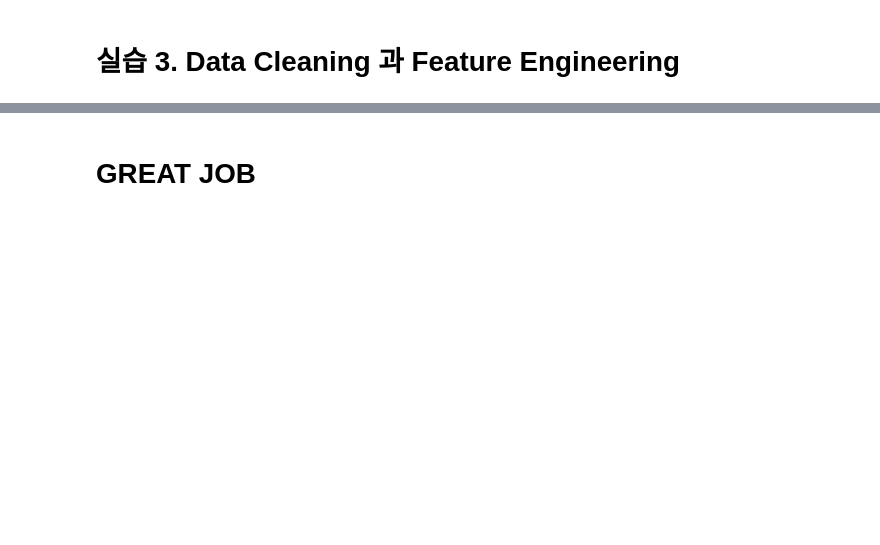
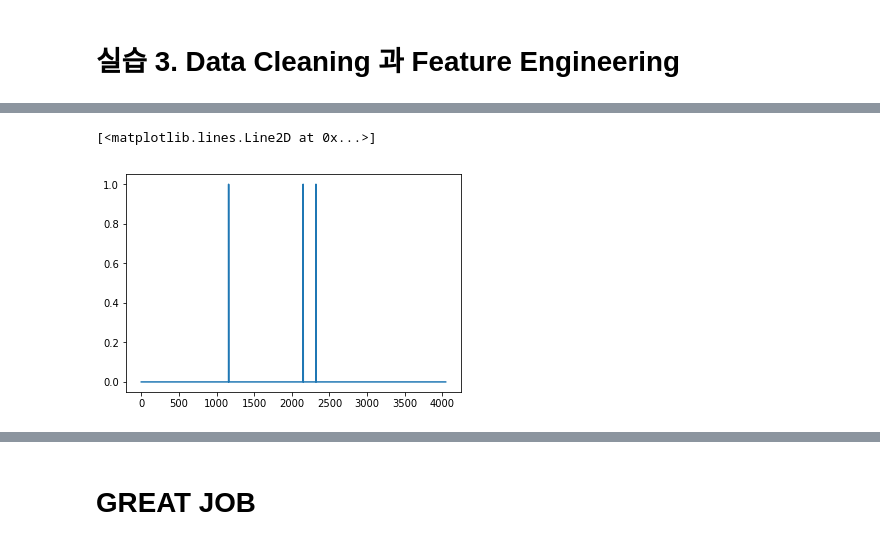
Before and after one commit to twistyang/python_sun, a Jupyter notebook: part08/0.a 프로젝트 Amazon Reviews Analysis.ipynb, the cells around one changed output, grey strips where cells are left out. Cells and saved outputs as stored; diff of their text form; code cells hidden in the pictures; blank space fills up the shorter version.

```diff
--- a/part08/0.a 프로젝트 Amazon Reviews Analysis.ipynb
+++ b/part08/0.a 프로젝트 Amazon Reviews Analysis.ipynb
@@ -51,3 +156,7 @@ from wordcloud import WordCloud
 # 실습 3. Data Cleaning 과 Feature Engineering
 # %%
 from sklearn.feature_extraction.text import CountVectorizer
+# %%
+vectorizer = CountVectorizer()
+# %%
+alexa_count_vectorizer = vectorizer.fit_transform( df_alexa['verified_reviews'] )
@@ -53,0 +195,7 @@ from sklearn.feature_extraction.text import CountVectorizer
+# %%
+word_count_array = alexa_count_vectorizer.toarray()
+# %%
+plt.plot(word_count_array[0, :])
+# %% [output]
+[<matplotlib.lines.Line2D at 0x...>]
+[figure, added]
```
Also changed, not shown: parts of 29 cells of this notebook, 1 other file.
